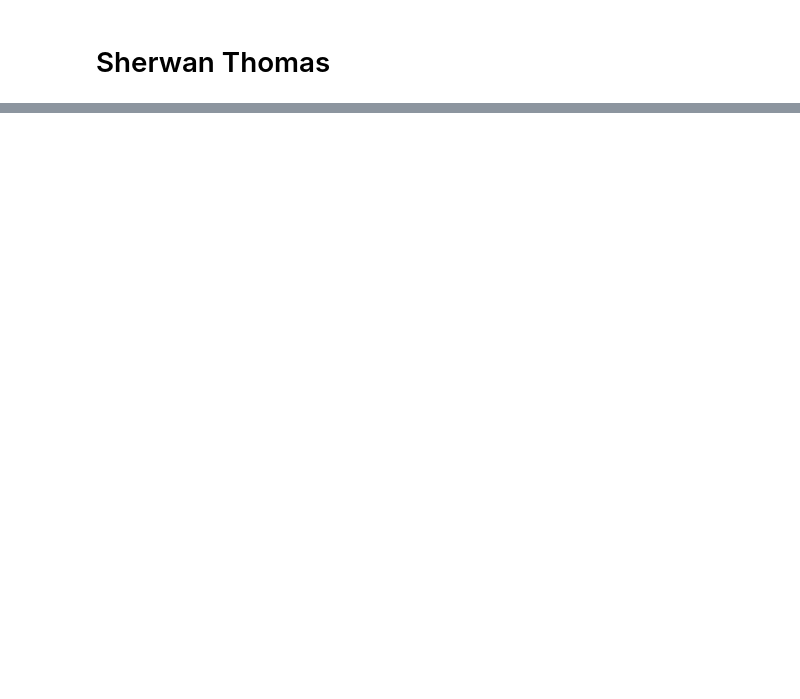
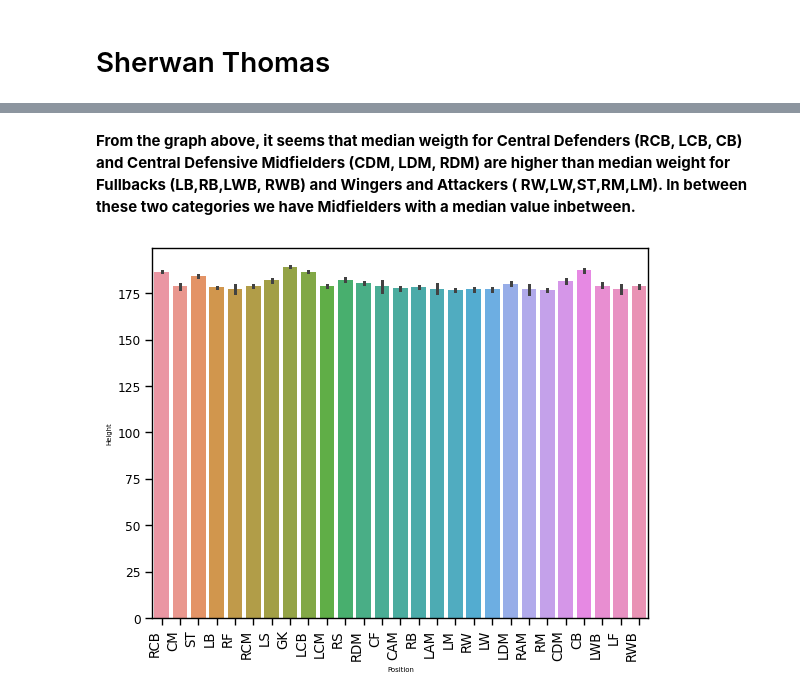
Before and after one commit to ubco-W2022T1-cosc301/project-group28, a Jupyter notebook: notebooks/analysis3.ipynb, the cells around one changed output, grey strips where cells are left out. Saved outputs shown, nothing was run; the diff lists cells and outputs as text; code cells hidden in the pictures; blank space fills up the shorter version.

```diff
--- a/notebooks/analysis3.ipynb
+++ b/notebooks/analysis3.ipynb
@@ -19,0 +128,20 @@ df.head()
+# %% [markdown]
+**From the graph above, it seems that median weigth for Central Defenders (RCB, LCB, CB) and Central Defensive Midfielders (CDM, LDM, RDM) are higher than median weight for Fullbacks (LB,RB,LWB, RWB) and Wingers and Attackers ( RW,LW,ST,RM,LM). In between these two categories we have Midfielders with a median value inbetween.**
+# %%
+# b) Height of the player and position- We will try to plot the average Heiight of players for each position.
+
+# Making the barplot for Weight vs Position
+import seaborn as sns
+
+sns.barplot(data=df,x='Position', y='Height', order=None,
+            hue_order=None, estimator='mean', errorbar=('ci', 95),
+            n_boot=1000, units=None, seed=None, orient=None, color=None,
+            palette=None, saturation=0.75, width=0.8, errcolor='.26',
+            errwidth=None, capsize=None, dodge=True, ci='deprecated', ax=None);
+plt.xticks(
+    rotation=90,
+    horizontalalignment='right',
+    fontweight='light',
+    fontsize='large'  );
+# %% [output]
+[figure, added]
```
Also changed, not shown: parts of 12 cells of this notebook.
